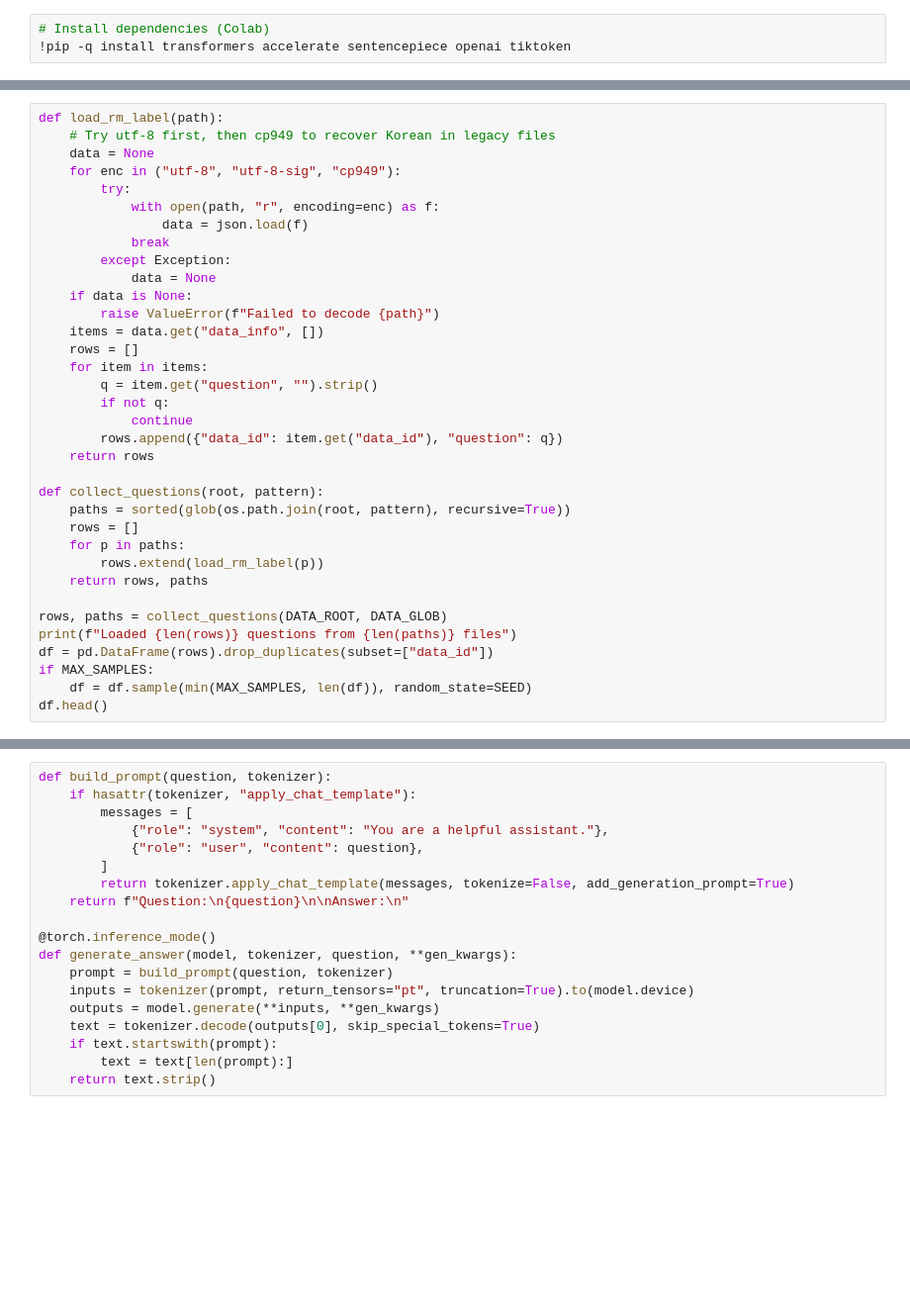
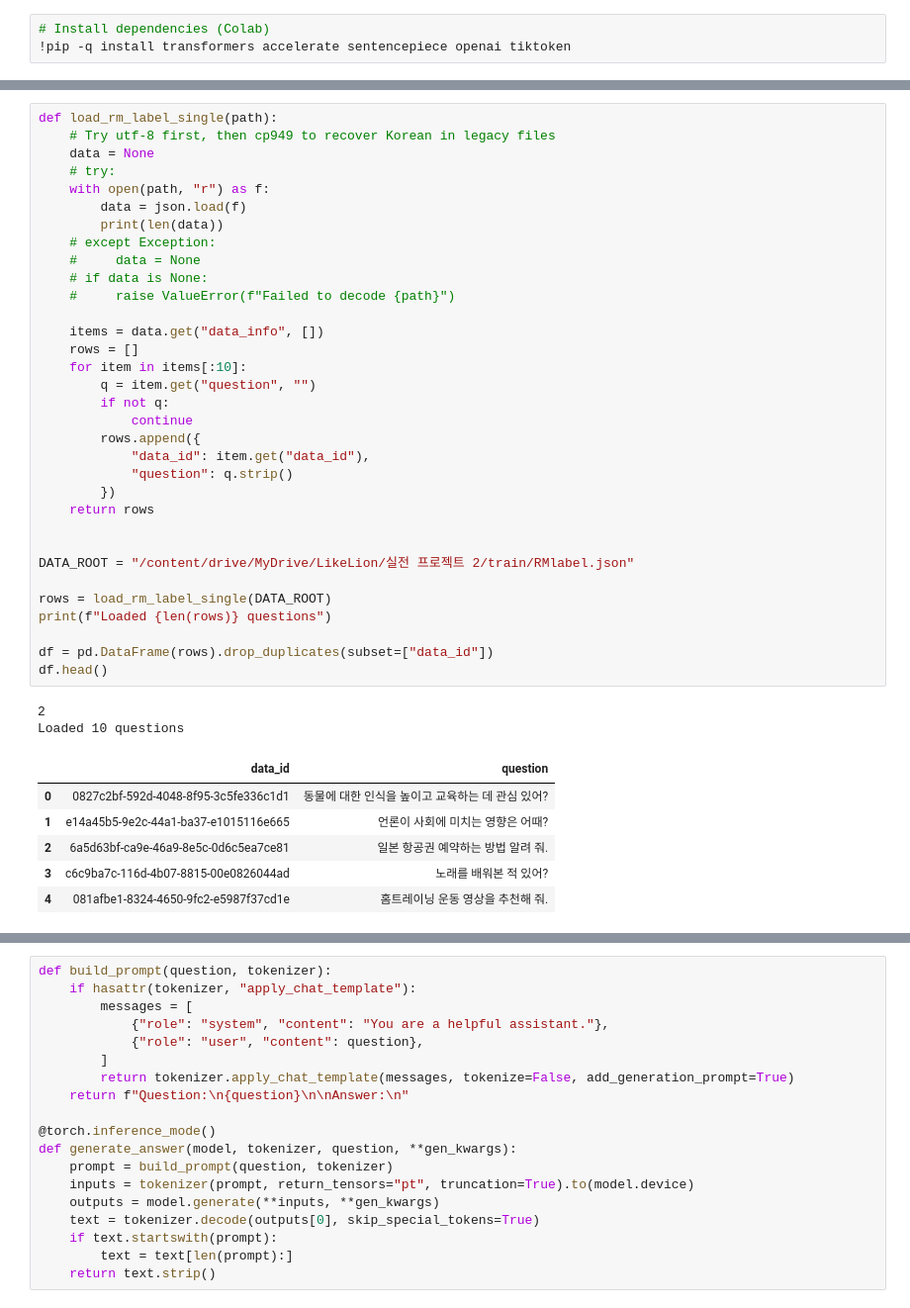
Before and after one commit to Best-Island-LCH/AI_NLP_BuffaloWing, a Jupyter notebook: evaluation/rlhf_eval.ipynb, the cells around one changed output, grey strips where cells are left out. Shown at 99% size. Saved outputs shown, nothing was run; the diff lists cells and outputs as text; blank space fills up the shorter version.

```diff
--- a/evaluation/rlhf_eval.ipynb
+++ b/evaluation/rlhf_eval.ipynb
@@ -57,40 +62,47 @@ os.makedirs(EVAL_DIR, exist_ok=True)
 torch.manual_seed(SEED)
 np.random.seed(SEED)
 # %%
-def load_rm_label(path):
+def load_rm_label_single(path):
     # Try utf-8 first, then cp949 to recover Korean in legacy files
     data = None
-    for enc in ("utf-8", "utf-8-sig", "cp949"):
-        try:
-            with open(path, "r", encoding=enc) as f:
-                data = json.load(f)
-            break
-        except Exception:
-            data = None
-    if data is None:
-        raise ValueError(f"Failed to decode {path}")
+    # try:
+    with open(path, "r") as f:
+        data = json.load(f)
+        print(len(data))
+    # except Exception:
+    #     data = None
+    # if data is None:
+    #     raise ValueError(f"Failed to decode {path}")
+
     items = data.get("data_info", [])
     rows = []
-    for item in items:
-        q = item.get("question", "").strip()
+    for item in items[:10]:
+        q = item.get("question", "")
         if not q:
             continue
-        rows.append({"data_id": item.get("data_id"), "question": q})
+        rows.append({
+            "data_id": item.get("data_id"),
+            "question": q.strip()
+        })
     return rows
 
-def collect_questions(root, pattern):
-    paths = sorted(glob(os.path.join(root, pattern), recursive=True))
-    rows = []
-    for p in paths:
-        rows.extend(load_rm_label(p))
-    return rows, paths
 
-rows, paths = collect_questions(DATA_ROOT, DATA_GLOB)
-print(f"Loaded {len(rows)} questions from {len(paths)} files")
+DATA_ROOT = "/content/drive/MyDrive/LikeLion/실전 프로젝트 2/train/RMlabel.json"
+
+rows = load_rm_label_single(DATA_ROOT)
+print(f"Loaded {len(rows)} questions")
+
 df = pd.DataFrame(rows).drop_duplicates(subset=["data_id"])
-if MAX_SAMPLES:
-    df = df.sample(min(MAX_SAMPLES, len(df)), random_state=SEED)
 df.head()
+# %% [output]
+2
+Loaded 10 questions
+|  | data_id | question |
+| 0 | 0827c2bf-592d-4048-8f95-3c5fe336c1d1 | 동물에 대한 인식을 높이고 교육하는 데 관심 있어? |
+| 1 | e14a45b5-9e2c-44a1-ba37-e1015116e665 | 언론이 사회에 미치는 영향은 어때? |
+| 2 | 6a5d63bf-ca9e-46a9-8e5c-0d6c5ea7ce81 | 일본 항공권 예약하는 방법 알려 줘. |
+| 3 | c6c9ba7c-116d-4b07-8815-00e0826044ad | 노래를 배워본 적 있어? |
+| 4 | 081afbe1-8324-4650-9fc2-e5987f37cd1e | 홈트레이닝 운동 영상을 추천해 줘. |
 # %%
 def load_causal_model(model_id):
     tok = AutoTokenizer.from_pretrained(model_id, use_fast=True, trust_remote_code=True)
```
Also changed, not shown: parts of 9 cells of this notebook.
